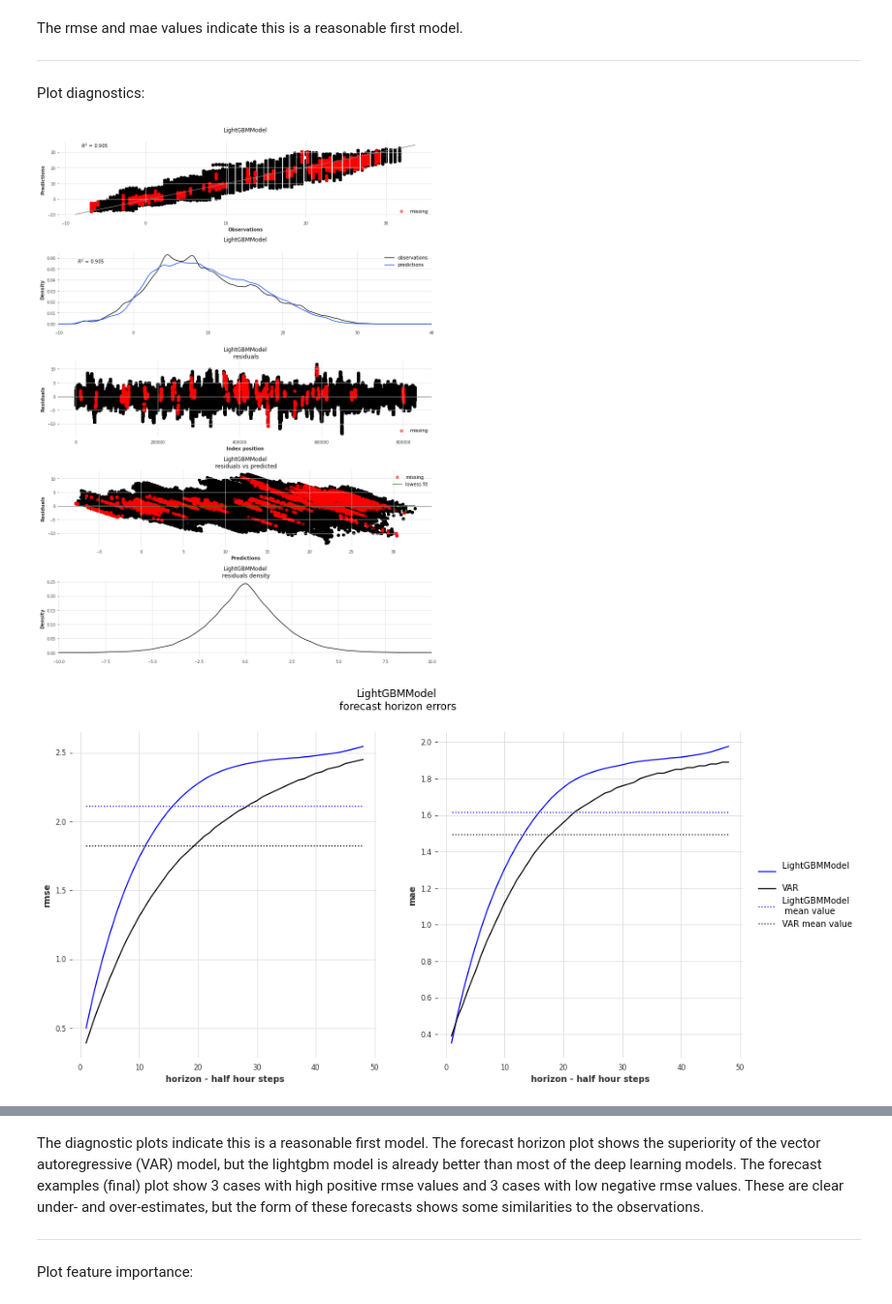
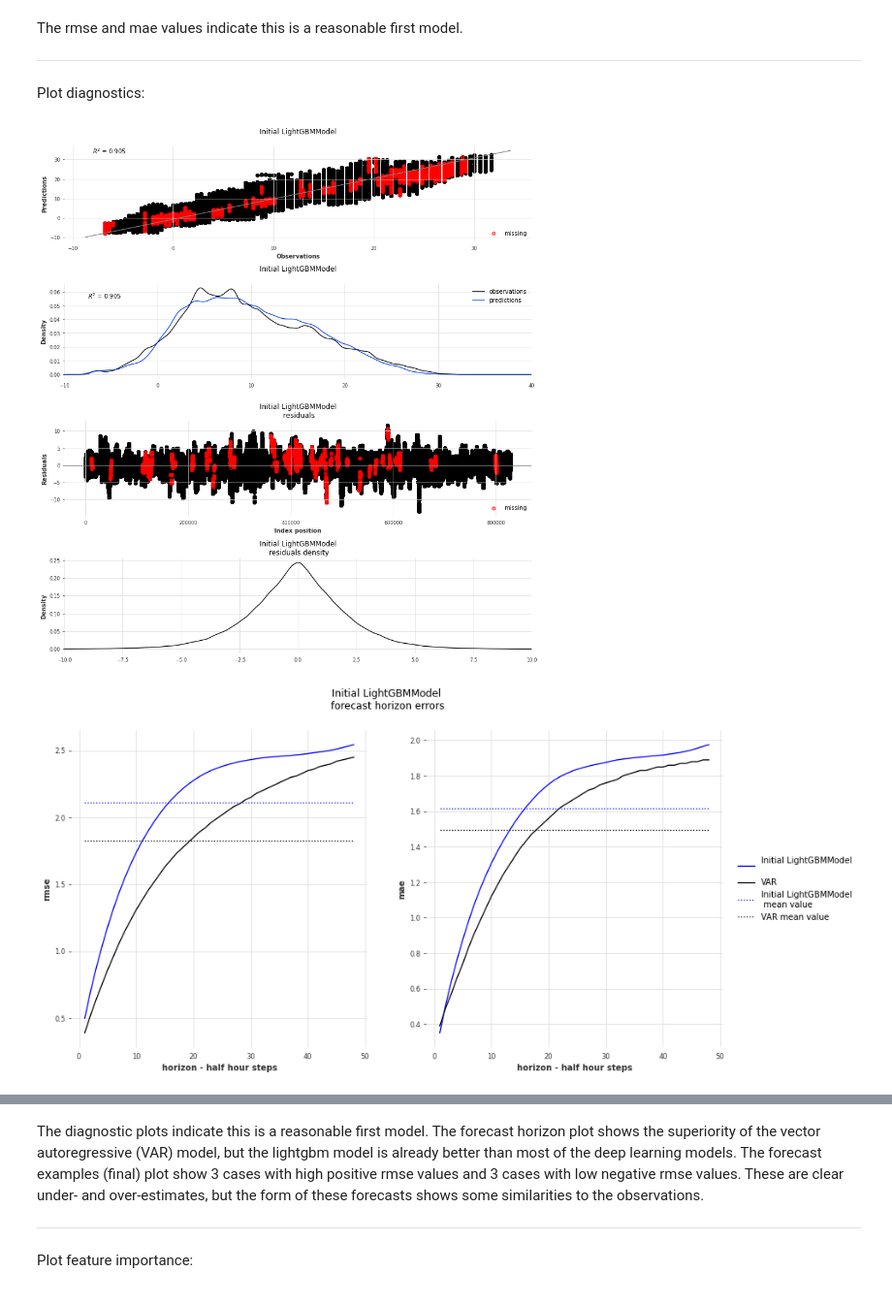
Before and after one commit to makeyourownmaker/CambridgeTemperatureNotebooks, a Jupyter notebook: notebooks/gradient_boosting.ipynb, the cells around one changed output, grey strips where cells are left out. Shown at 97% size. Drawn from its saved outputs; the diff is of its cells as text; code cells hidden in the pictures.

```diff
--- a/notebooks/gradient_boosting.ipynb
+++ b/notebooks/gradient_boosting.ipynb
@@ -96,6 +96,7 @@ Set some environment variables.
 # %%
 TSFRESH = False
 HORIZON = 48
+Y_COL   = 'y_des'
 # %% [markdown]
 
 
@@ -418,9 +419,9 @@ if missing == required:
 from solarpy import irradiance_on_plane
 
 
-h = 6  # height above sea level
-lat = 52.210922
-vnorm = np.array([0, 0, -1])  # plane pointing zenith
+HEIGHT = 6  # height above sea level
+LAT    = 52.210922
+VNROM  = np.array([0, 0, -1])  # plane pointing zenith
 irradiances = list()
 
 df['year'] = df['ds'].dt.year
@@ -429,7 +430,7 @@ irr_df.index = df.loc[df['year'] == 2020, 'ds']
 irr_df.index = pd.to_datetime(irr_df.index)
 
 for d in tqdm(irr_df.index, desc='Calculating irradiance'):
-    irradiance = irradiance_on_plane(vnorm, h, d, lat)
+    irradiance = irradiance_on_plane(VNORM, HEIGHT, d, LAT)
     irradiances.append(irradiance)
 
 irr_df['irradiance'] = irradiances
@@ -664,7 +665,7 @@ df.loc[df['year'] == 2017, 'y_des'].plot.kde().get_lines()[0].get_xydata().shape
 
 Now, load the rolling window tsfresh features and merge with existing data:
 # %%
-def read_and_merge_tsfresh_features(df, ds, window=48):
+def read_and_merge_tsfresh_features(df, ds, window=HORIZON):
     fn = 'tsfresh_' + str(window) + 'ish_' + ds + '.2022.09.20.csv.xz'
 
     if 'google.colab' in str(get_ipython()):
@@ -1516,18 +1519,17 @@ Both lightgbm and catboost provide feature importance measures.  They are most e
 [Boruta](https://www.jstatsoft.org/article/view/v036i11)-style shadow variables are used for feature selection.  Shadow variables find relevant features by comparing original variables importance with the importance from randomly permuted copies of variables aka shadows.  All variables with importance values below the shadow feature importances can be safely rejected.
 Anecdotally, features with importance values above but close to the shadow variable importances should also be considered for rejection.  This might suggest that lightgbm feature importance is slightly inflated.  This has been informally noted [elsewhere](https://towardsdatascience.com/boruta-and-shap-for-better-feature-selection-20ea97595f4a).
 # %%
-y_col = 'y_des'
-series = TimeSeries.from_dataframe(train_df, value_cols=y_col)
+series = TimeSeries.from_dataframe(train_df, value_cols=Y_COL)
 
 # y_des excluded for lags = 1, lags_past_covariates = 1 to simplify variable importance plotting etc
 # y_des must be included in past_cov for all other models
 ex_cols = ['y', 'y_seasonal', 'y_des']
 past_cov = TimeSeries.from_dataframe(train_df.loc[:, train_df.columns.difference(ex_cols)])
 
-val_ser = TimeSeries.from_dataframe(valid_df, value_cols=y_col)
+val_ser = TimeSeries.from_dataframe(valid_df, value_cols=Y_COL)
 val_past_cov = TimeSeries.from_dataframe(valid_df.loc[:, valid_df.columns.difference(ex_cols)])
 
-print("valid_df['", y_col, "']:\n", valid_df[y_col].describe(), '\n', sep='')
+print("valid_df['", Y_COL, "']:\n", valid_df[Y_COL].describe(), '\n', sep='')
 
 model = LightGBMModel(lags = 1,
                       lags_past_covariates = 1)
@@ -1541,7 +1543,7 @@ backtest = model.historical_forecasts(series = val_ser,
                                       start   = 0.01,
                                       retrain = False,
                                       verbose = True,
-                                      forecast_horizon = 48,
+                                      forecast_horizon = HORIZON,
                                       last_points_only = False
                                       )
 
@@ -1744,15 +1746,15 @@ The rmse and mae values indicate this is a reasonable first model.
 
 Plot diagnostics:
 # %%
-title = 'LightGBMModel\n'
+title = 'Initial LightGBMModel\n'
 
 plot_obs_vs_preds(hist_comp, title)
 plot_obs_preds_dists(hist_comp, title)
 plot_residuals(hist_comp, title + ' residuals')
 plot_residuals_dist(hist_comp, title + ' residuals density')
 # plot_residuals_vs_predicted(hist_comp, title + ' residuals vs predicted')
 plot_horizon_metrics(hist_comp, title)
 plot_forecast_examples(hist_comp, title + ' forecast examples')
 # %% [output]
-[figure, old version]
+[figure, new version]
-[figure, old version]
+[figure, new version]
```
Also changed, not shown: parts of 15 cells of this notebook.
